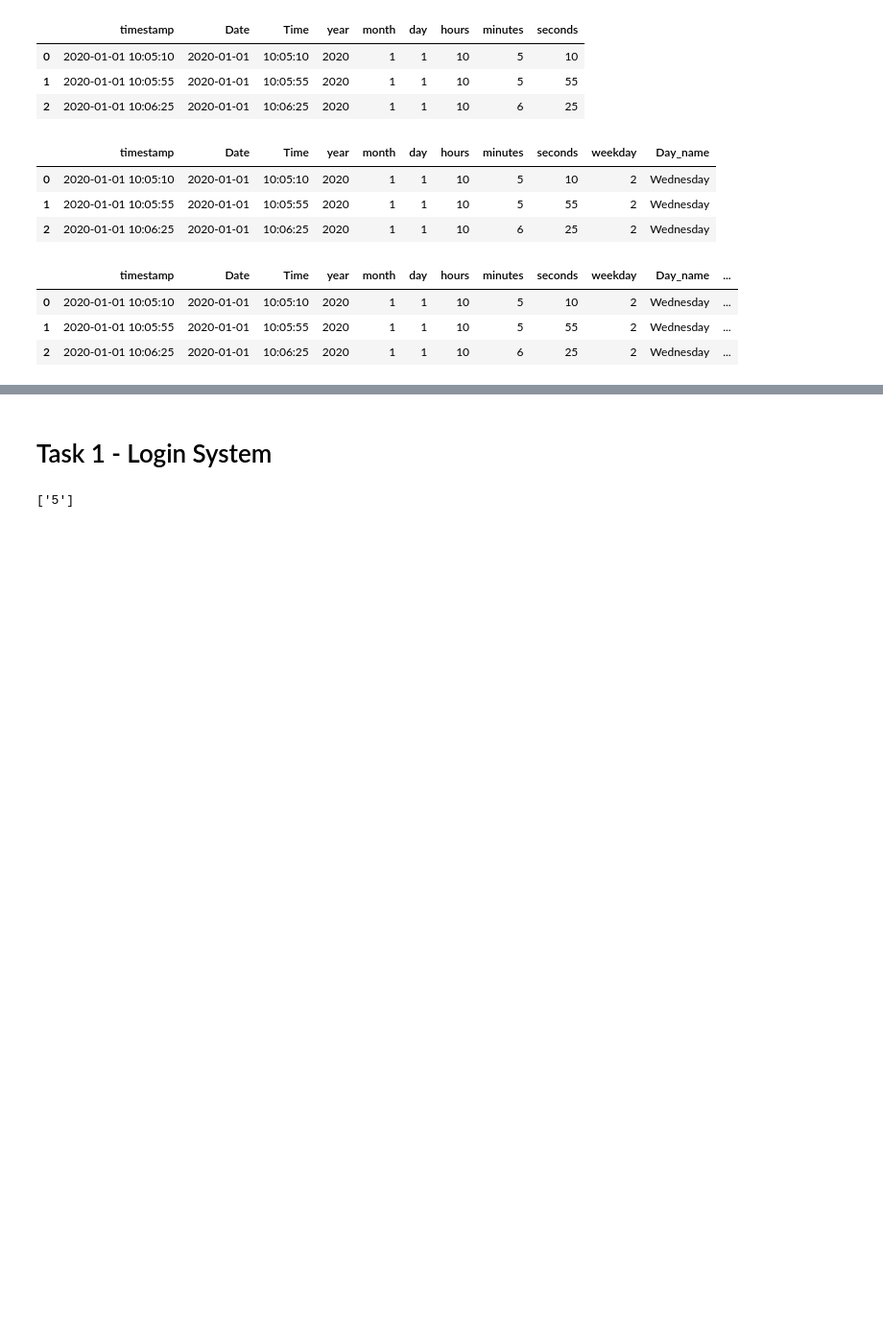
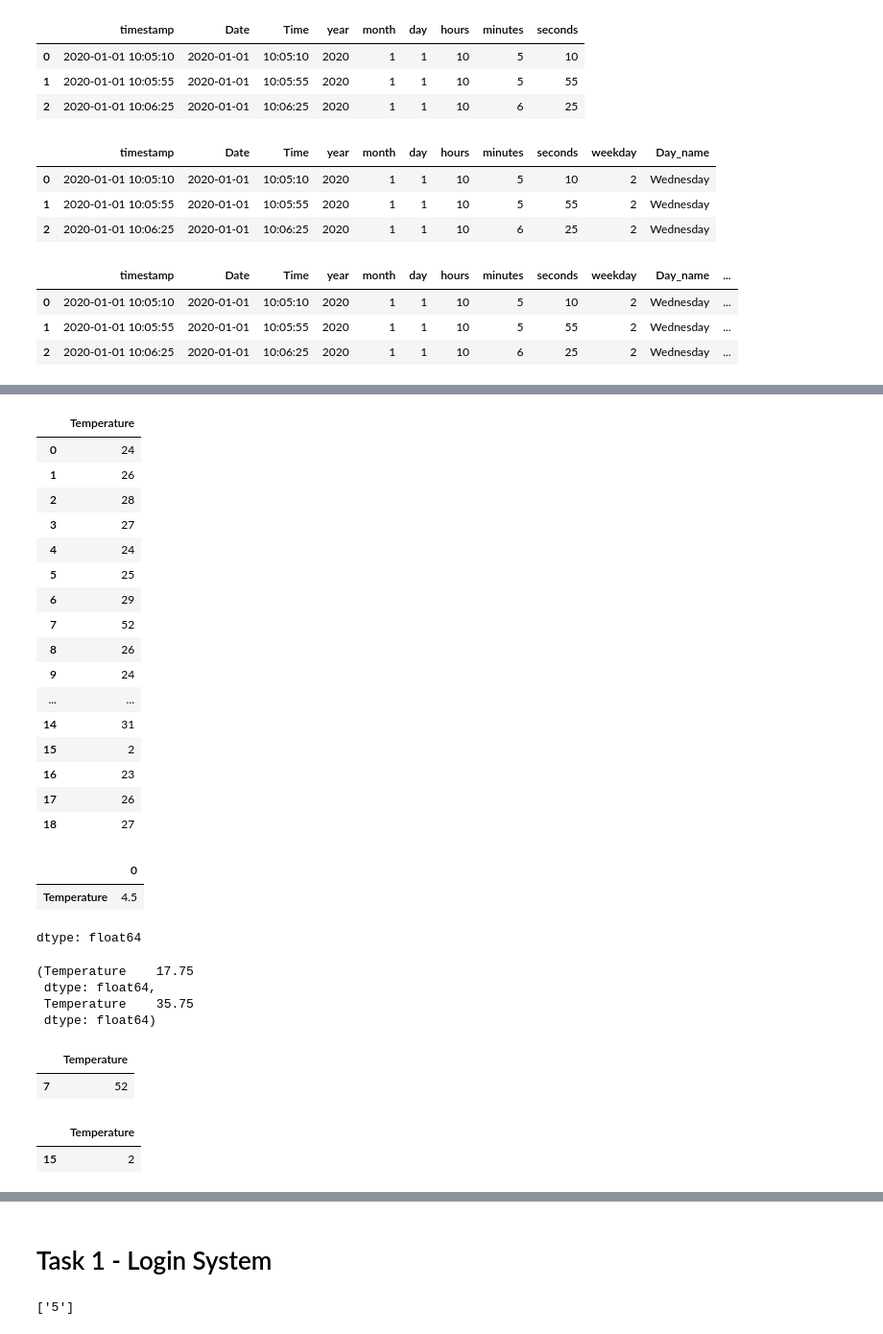
Before and after one commit to AhammedKabeer434/data_1, a Jupyter notebook: Data_Science.ipynb, the cells around one changed output, grey strips where cells are left out. Shown at 96% size. Drawn from its saved outputs; the diff is of its cells as text; code cells hidden in the pictures; blank space fills up the shorter version.

```diff
--- a/Data_Science.ipynb
+++ b/Data_Science.ipynb
@@ -2458,0 +2621,32 @@ df_t
+# %%
+data = {'Temperature':[24,26,28,27,24,25,29,52,26,24,28,29,30,32,31,2,23,26,27]}
+
+df_t = pd.DataFrame(data)
+df_t
+# %% [output]
+|  | Temperature |
+| 0 | 24 |
+| 1 | 26 |
+| 2 | 28 |
+| 3 | 27 |
+| 4 | 24 |
+| 5 | 25 |
+| 6 | 29 |
+| 7 | 52 |
+| 8 | 26 |
+| 9 | 24 |
+| ... | ... |
+| 14 | 31 |
+| 15 | 2 |
+| 16 | 23 |
+| 17 | 26 |
+| 18 | 27 |
+# %%
+# Outlier Calculation
+
+IQR = df_t.quantile(0.75) - df_t.quantile(0.25)
+IQR
+# %% [output]
+|  | 0 |
+| Temperature | 4.5 |
+dtype: float64
@@ -2458,0 +2657,19 @@ df_t
+# %%
+lb,hb # We can use these bound values to find the outliers in the dataset
+# %% [output]
+(Temperature    17.75
+ dtype: float64,
+ Temperature    35.75
+ dtype: float64)
+# %%
+ho = df_t.query("Temperature > 35")
+lo = df_t.query("Temperature < 17")
+ho #higher outlier
+# %% [output]
+|  | Temperature |
+| 7 | 52 |
+# %%
+lo #lower outlier
+# %% [output]
+|  | Temperature |
+| 15 | 2 |
```
Also changed, not shown: parts of 25 cells of this notebook.
